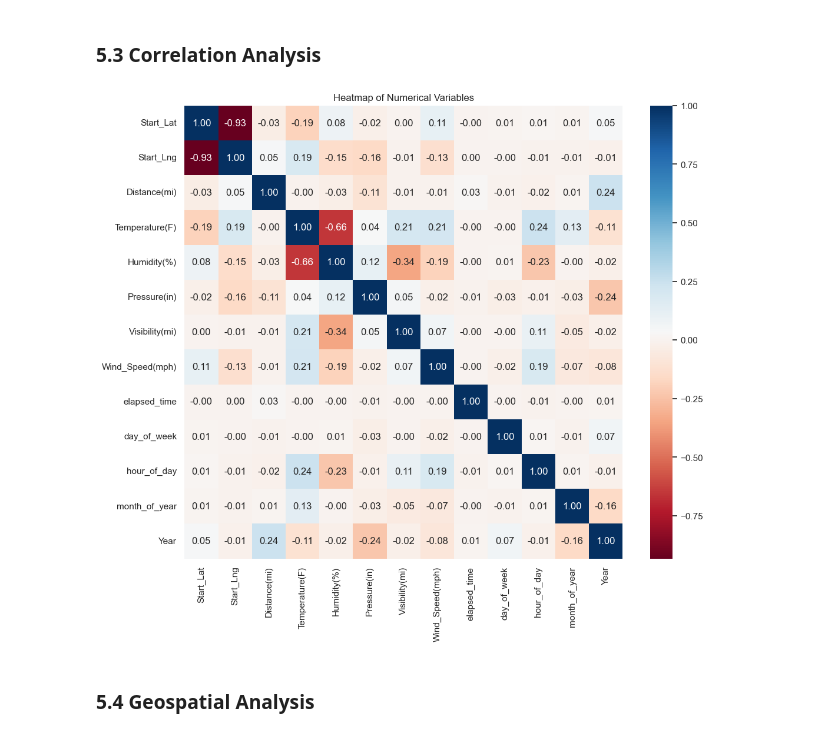
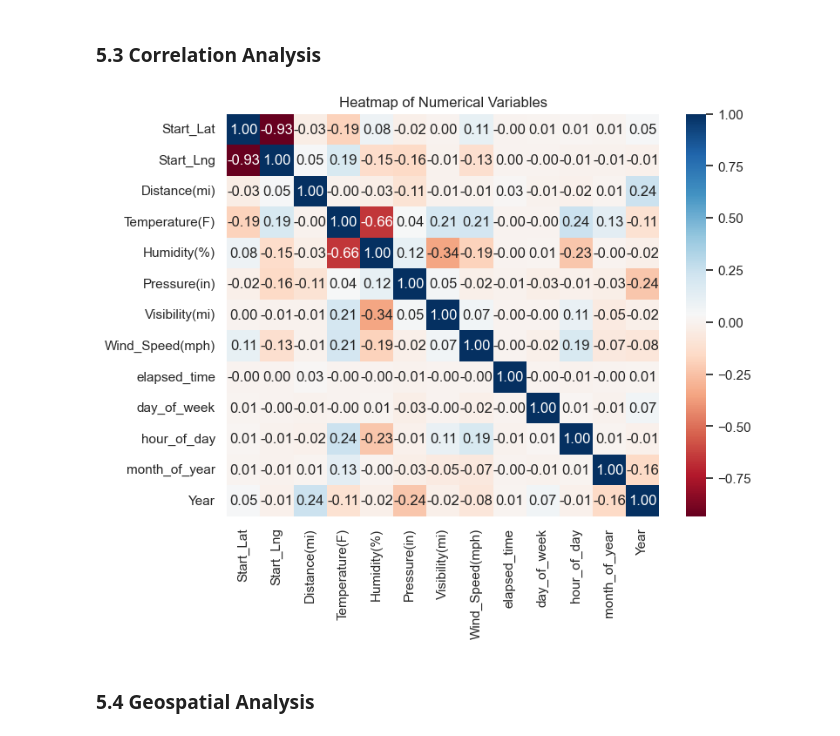
Before and after one commit to ansh-ankul/STAT432-Project, a Jupyter notebook: California_Accidents_EDA.ipynb, the cells around one changed output. Cells and saved outputs as stored; diff of their text form; code cells hidden in the pictures.

```diff
--- a/California_Accidents_EDA.ipynb
+++ b/California_Accidents_EDA.ipynb
@@ -555,17 +586,17 @@ plt.show()
 This indicates that Accidents happen in places where such factors are *not* present which can be pre-assumed because for example; It is more likely for an accident to take place where Traffic Sign or a bump is absent.
 # %% [markdown]
 ### 5.3 Correlation Analysis
-# %%
-numerical_df = df.select_dtypes(include=['int64', 'float64'])
-
-corr = numerical_df.drop(columns =["Severity"]).corr()
-
-plt.figure(figsize=(12, 10))
-sns.heatmap(corr, annot=True, fmt='.2f', cmap='RdBu')
-plt.title('Heatmap of Numerical Variables')
-plt.show()
-# %% [output]
-[figure, removed]
+# %%
+numerical_df = df.select_dtypes(include=['int64', 'float64'])
+
+corr = numerical_df.drop(columns =["Severity"]).corr()
+
+plt.figure(figsize=(8, 6))
+sns.heatmap(corr, annot=True, fmt='.2f', cmap='RdBu')
+plt.title('Heatmap of Numerical Variables')
+plt.show()
+# %% [output]
+[figure, added]
 # %% [markdown]
 ### 5.4 Geospatial Analysis
 # %%
```
Also changed, not shown: parts of 35 cells of this notebook, 1 other file.
